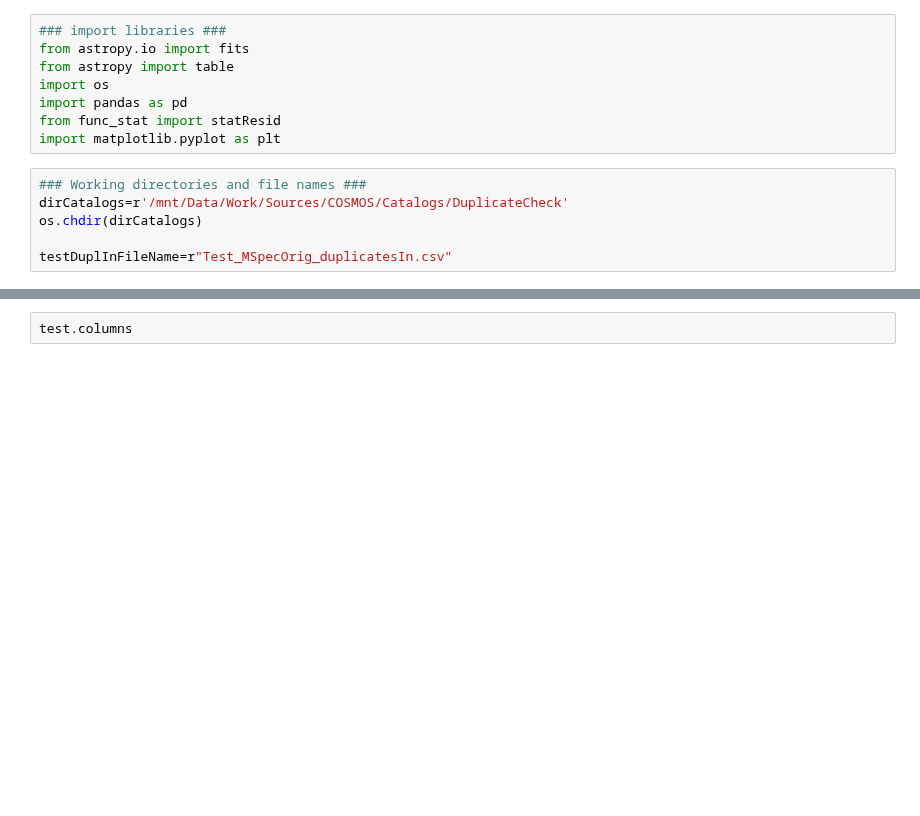
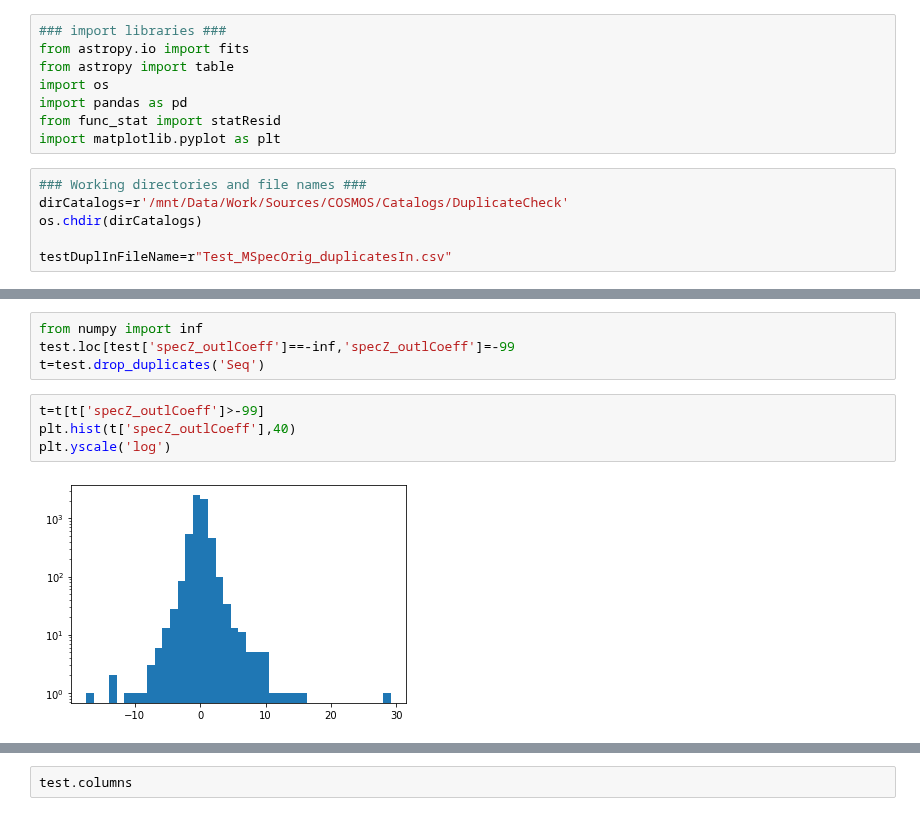
Before and after one commit to ShrRa/COSMOS_SOM, a Jupyter notebook: InspectDuplicatedSpecZ.ipynb, the cells around one changed output, grey strips where cells are left out. Drawn from its saved outputs; the diff is of its cells as text; blank space fills up the shorter version.

```diff
--- a/InspectDuplicatedSpecZ.ipynb
+++ b/InspectDuplicatedSpecZ.ipynb
@@ -47,0 +151,10 @@ print(test[test['SpecScatter']>=0.1]['Seq'].nunique(),'objects with SpecScatter>
+# %%
+from numpy import inf
+test.loc[test['specZ_outlCoeff']==-inf,'specZ_outlCoeff']=-99
+t=test.drop_duplicates('Seq')
+# %%
+t=t[t['specZ_outlCoeff']>-99]
+plt.hist(t['specZ_outlCoeff'],40)
+plt.yscale('log')
+# %% [output]
+[figure, added]
```
Also changed, not shown: parts of 48 cells of this notebook.
